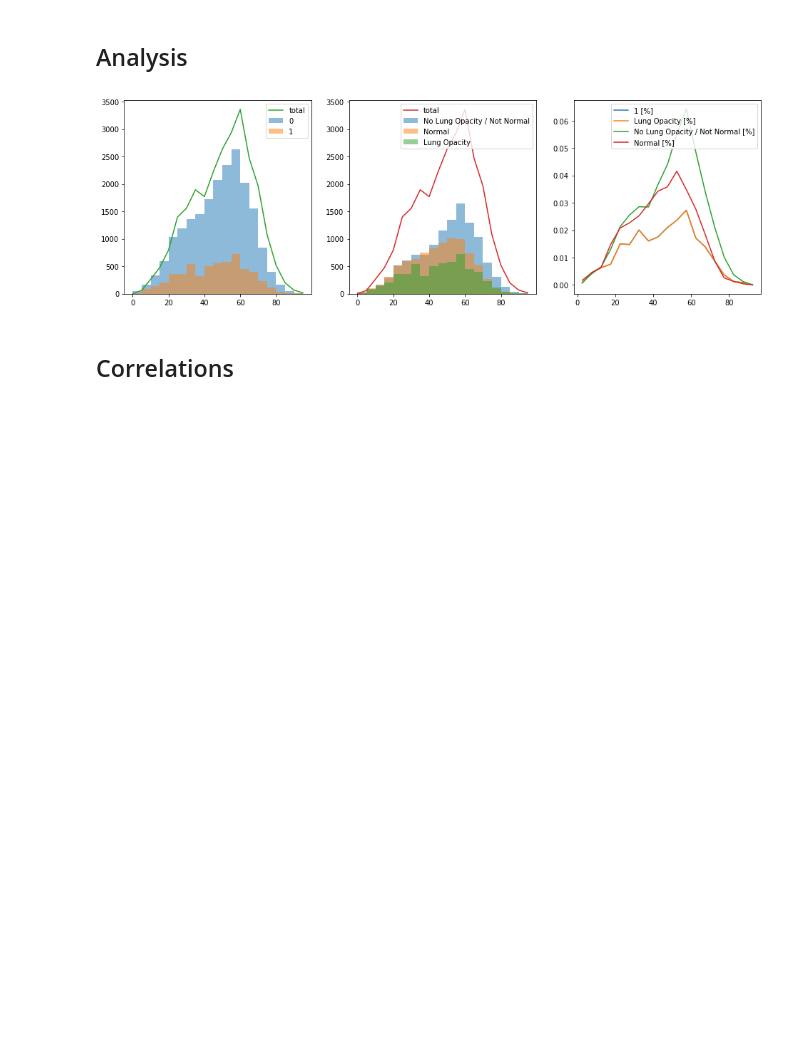
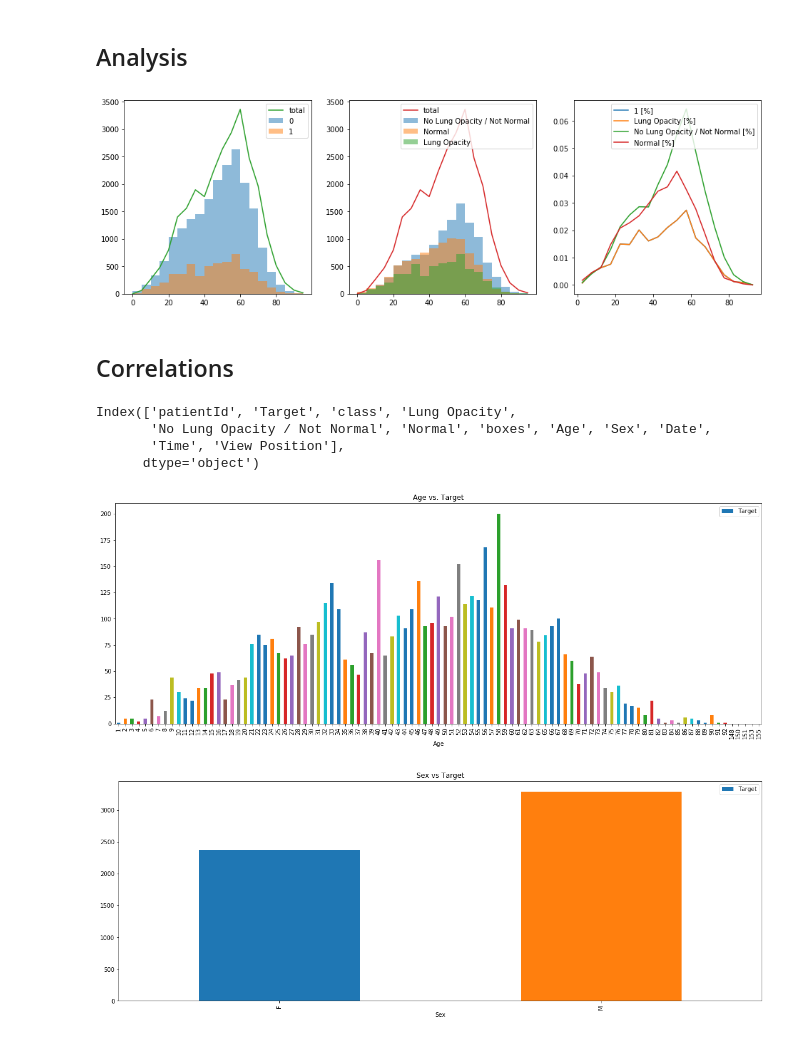
Before and after one commit to svenharris/datascienceworkshop-pneumonia, a Jupyter notebook: kernel.ipynb, the cells around one changed output. Saved outputs shown, nothing was run; the diff lists cells and outputs as text; code cells hidden in the pictures; blank space fills up the shorter version.

Commit message:
added correlations & date + time

```diff
--- a/kernel.ipynb
+++ b/kernel.ipynb
@@ -327,3 +326,16 @@ plt.show()
 [figure]
 # %% [markdown]
 ## Correlations
+# %%
+print(df.columns)
+pd.DataFrame(df.groupby("Age").Target.sum()).reset_index().plot(kind="bar",x ="Age", y="Target", figsize=(20,7), title="Age vs. Target")
+
+pd.DataFrame(df.groupby("Sex").Target.sum()).reset_index().plot(kind="bar",x ="Sex", y="Target", figsize=(20,7), title="Sex vs Target")
+print()
+# %% [output]
+Index(['patientId', 'Target', 'class', 'Lung Opacity',
+       'No Lung Opacity / Not Normal', 'Normal', 'boxes', 'Age', 'Sex', 'Date',
+       'Time', 'View Position'],
+      dtype='object')
+[figure, added]
+[figure, added]
```
Also changed, not shown: parts of 10 cells of this notebook.
